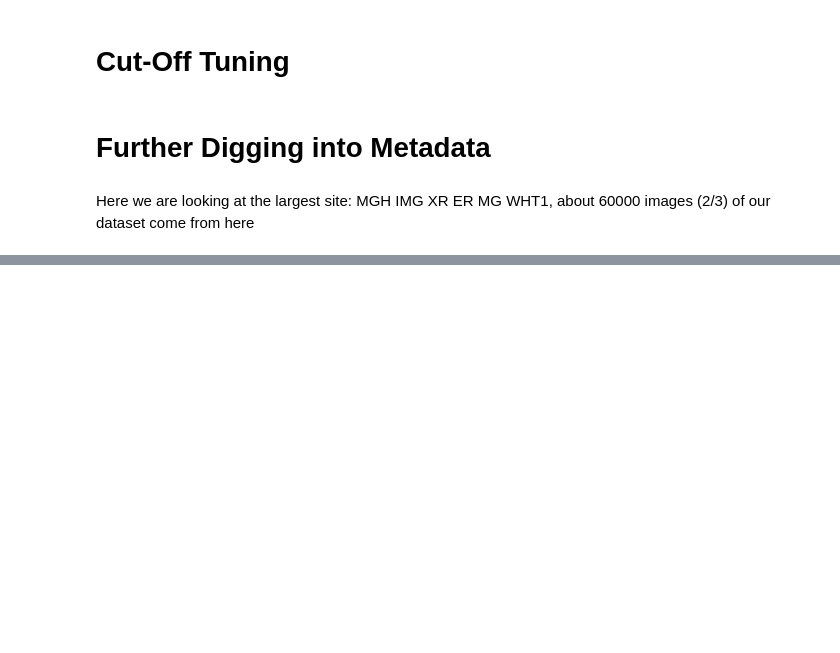
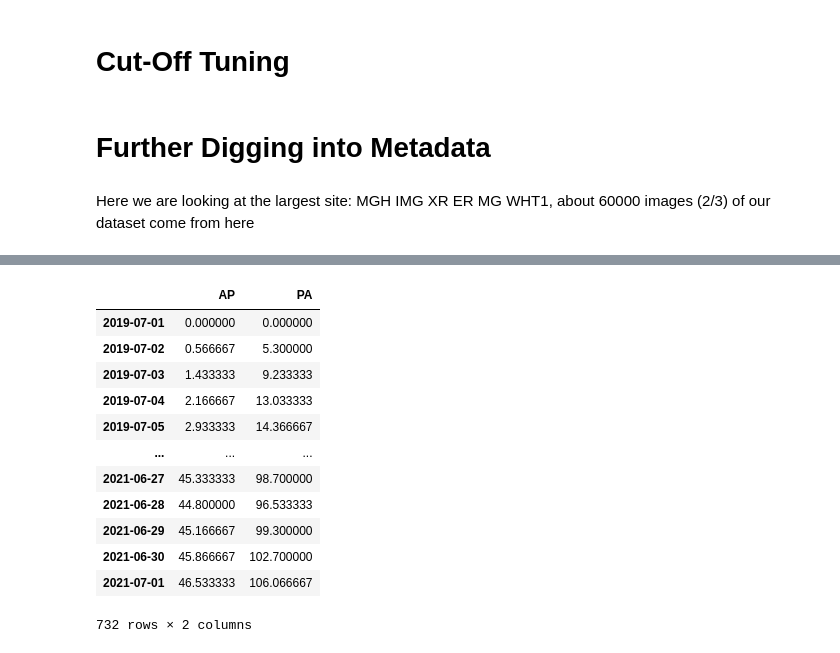
Before and after one commit to CPBridge/MedImaging-ModelDriftMonitoring, a Jupyter notebook: src/scripts/analysis/label_over_time.ipynb, the cells around one changed output, grey strips where cells are left out. Drawn from its saved outputs; the diff is of its cells as text; code cells hidden in the pictures; blank space fills up the shorter version.

```diff
--- a/src/scripts/analysis/label_over_time.ipynb
+++ b/src/scripts/analysis/label_over_time.ipynb
@@ -1228,3 +1263,19 @@ plt.show()
+# %%
+machine_df
+# %% [output]
+|  | AP | PA |
+| 2019-07-01 | 0.000000 | 0.000000 |
+| 2019-07-02 | 0.566667 | 5.300000 |
+| 2019-07-03 | 1.433333 | 9.233333 |
+| 2019-07-04 | 2.166667 | 13.033333 |
+| 2019-07-05 | 2.933333 | 14.366667 |
+| ... | ... | ... |
+| 2021-06-27 | 45.333333 | 98.700000 |
+| 2021-06-28 | 44.800000 | 96.533333 |
+| 2021-06-29 | 45.166667 | 99.300000 |
+| 2021-06-30 | 45.866667 | 102.700000 |
+| 2021-07-01 | 46.533333 | 106.066667 |
+732 rows × 2 columns
 # %%
 plt.figure(figsize=(10, 6))
 
```
Also changed, not shown: parts of 12 cells of this notebook, 11 other files.
